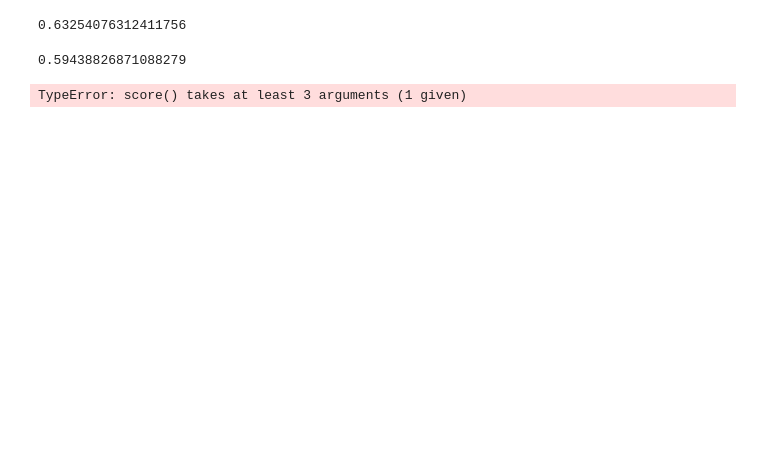
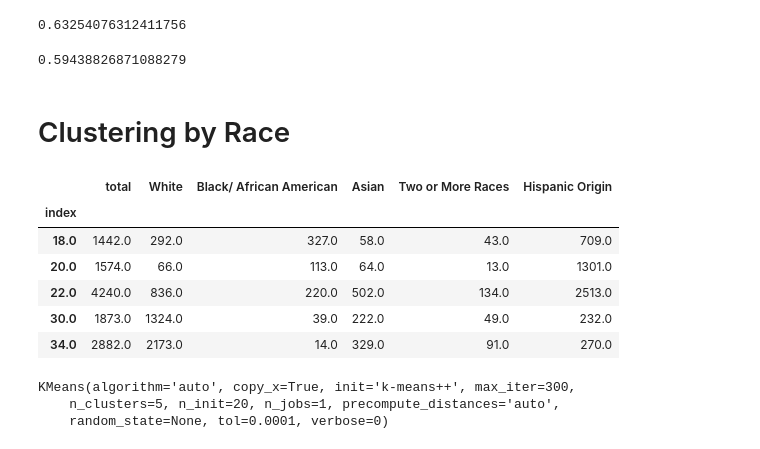
Before and after one commit to HaichaoWu/1001_project, a Jupyter notebook: Raochuan/notebook_Raochuan_Fan.ipynb, the cells around one changed output. Saved outputs shown, nothing was run; the diff lists cells and outputs as text; code cells hidden in the pictures; blank space fills up the shorter version.

```diff
--- a/Raochuan/notebook_Raochuan_Fan.ipynb
+++ b/Raochuan/notebook_Raochuan_Fan.ipynb
@@ -214,7 +217,8 @@ train_MRAE
 vali_MRAE
 # %% [output]
 0.59438826871088279
-# %%
-lModel.score()
-# %% [output]
-TypeError: score() takes at least 3 arguments (1 given)
+# %% [markdown]
+# Clustering by Race
+# %%
+race2010 = pd.read_csv('race2010.csv', index_col=0)
+race2000 = pd.read_csv('race2000.csv', index_col=0)
@@ -220,0 +227,10 @@ TypeError: score() takes at least 3 arguments (1 given)
+# %%
+race2000.head()
+# %% [output]
+|  | total | White | Black/ African American | Asian | Two or More Races | Hispanic Origin |
+| index |  |  |  |  |  |  |
+| 18.0 | 1442.0 | 292.0 | 327.0 | 58.0 | 43.0 | 709.0 |
+| 20.0 | 1574.0 | 66.0 | 113.0 | 64.0 | 13.0 | 1301.0 |
+| 22.0 | 4240.0 | 836.0 | 220.0 | 502.0 | 134.0 | 2513.0 |
+| 30.0 | 1873.0 | 1324.0 | 39.0 | 222.0 | 49.0 | 232.0 |
+| 34.0 | 2882.0 | 2173.0 | 14.0 | 329.0 | 91.0 | 270.0 |
@@ -220,0 +246,8 @@ TypeError: score() takes at least 3 arguments (1 given)
+# %%
+kmeans = KMeans(n_clusters=5, n_init=20, init = 'k-means++')
+kmeans.fit(races2010)
+label2010 = kmeans.labels_
+# %% [output]
+KMeans(algorithm='auto', copy_x=True, init='k-means++', max_iter=300,
+    n_clusters=5, n_init=20, n_jobs=1, precompute_distances='auto',
+    random_state=None, tol=0.0001, verbose=0)
```
Also changed, not shown: parts of 19 cells of this notebook, 6 other files.
